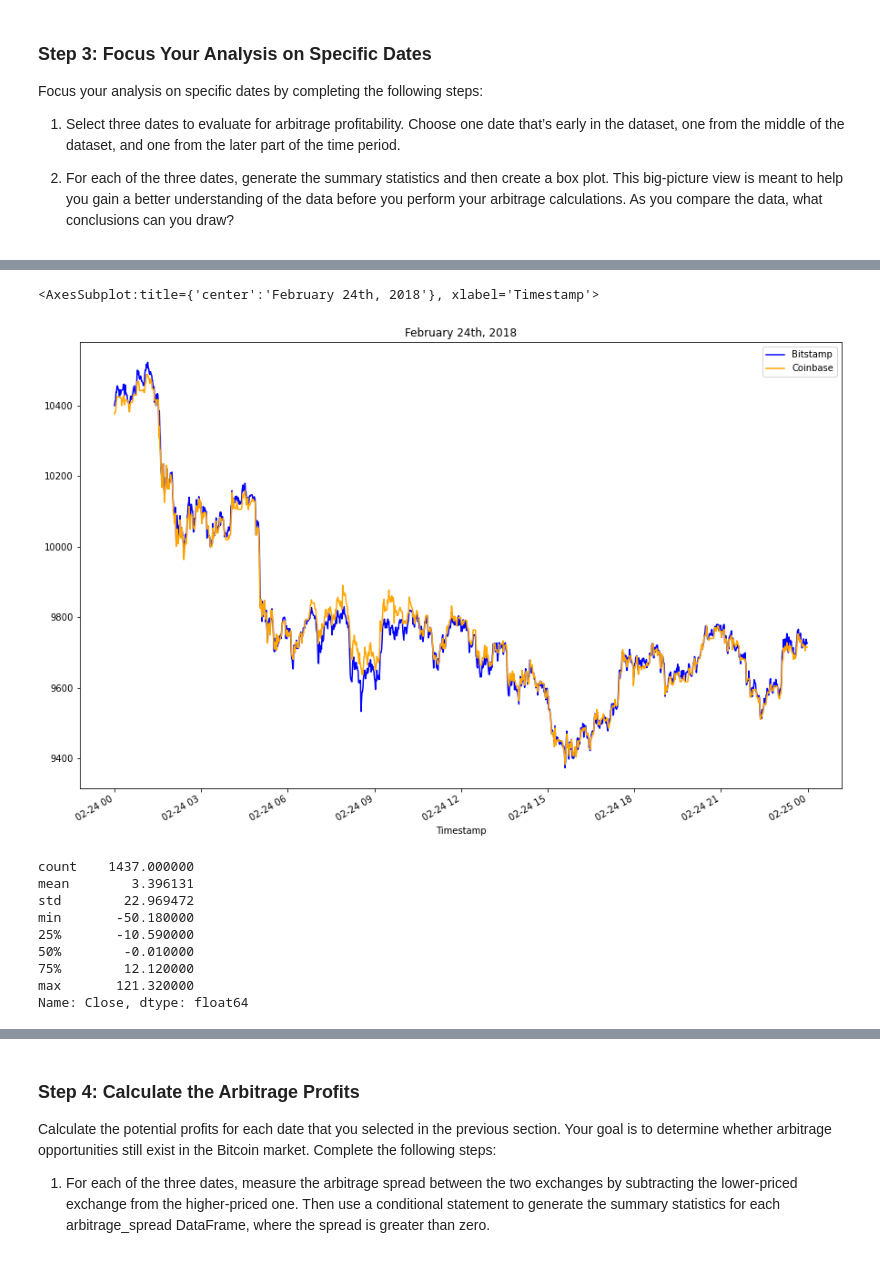
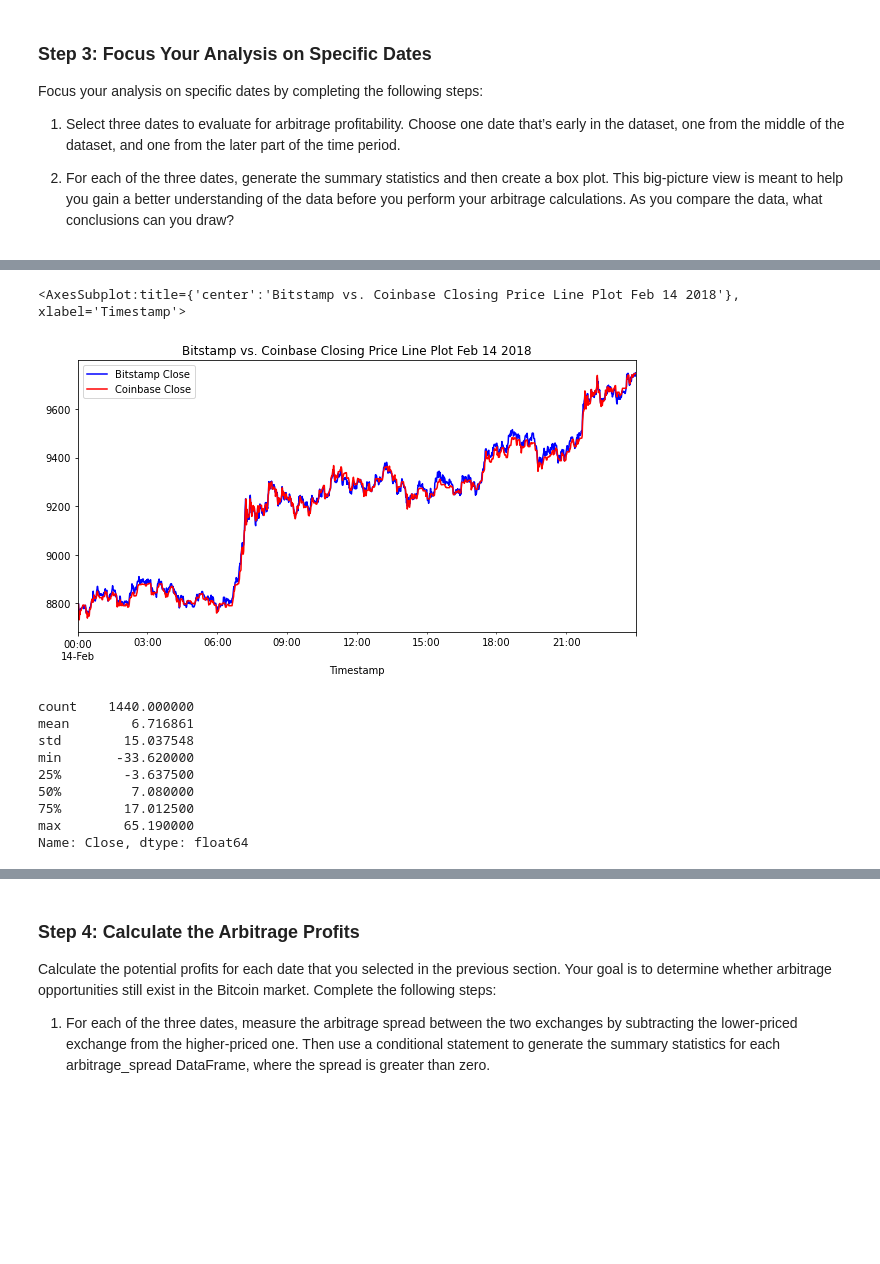
Before and after one commit to jgrichardson/crypto_arbitrage, a Jupyter notebook: crypto_arbitrage.ipynb, the cells around one changed output, grey strips where cells are left out. Cells and saved outputs as stored; diff of their text form; code cells hidden in the pictures; blank space fills up the shorter version.

```diff
--- a/crypto_arbitrage.ipynb
+++ b/crypto_arbitrage.ipynb
@@ -387,26 +387,27 @@ Name: Close, dtype: float64
 # %%
 # Create an overlay plot that visualizes the two dataframes over a period of one day from the middle of the dataset.
 # Be sure that the plots include the parameters `legend`, `figsize`, `title`, `color` and `label`
-# YOUR CODE HERE
+bitstamp.loc[:, "Close"].loc['2018-02-14'].plot(legend=True, figsize=(10, 5), title="Bitstamp vs. Coinbase Closing Price Line Plot Feb 14 2018", label="Bitstamp Close", color="blue")
+coinbase.loc[:, "Close"].loc['2018-02-14'].plot(legend=True, figsize=(10, 5), label="Coinbase Close", color="red")
 # %% [output]
-<AxesSubplot:title={'center':'February 24th, 2018'}, xlabel='Timestamp'>
+<AxesSubplot:title={'center':'Bitstamp vs. Coinbase Closing Price Line Plot Feb 14 2018'}, xlabel='Timestamp'>
-[figure, old version]
+[figure, new version]
 # %%
 # Using the date in the middle that you have selected, calculate the arbitrage spread
 # by subtracting the bitstamp lower closing prices from the coinbase higher closing prices
-arbitrage_spread_middle = # YOUR CODE HERE
+arbitrage_spread_middle = bitstamp.loc[:, "Close"].loc['2018-02-14'] - coinbase.loc[:, "Close"].loc['2018-02-14']
 
 # Generate summary statistics
-# YOUR CODE HERE
+arbitrage_spread_middle.describe()
 # %% [output]
-count    1437.000000
-mean        3.396131
-std        22.969472
-min       -50.180000
-25%       -10.590000
-50%        -0.010000
-75%        12.120000
-max       121.320000
+count    1440.000000
+mean        6.716861
+std        15.037548
+min       -33.620000
+25%        -3.637500
+50%         7.080000
+75%        17.012500
+max        65.190000
 Name: Close, dtype: float64
 # %%
 # Visualize the arbitrage spread from the middle of the dataset in a box plot
```
Also changed, not shown: parts of 7 cells of this notebook.
